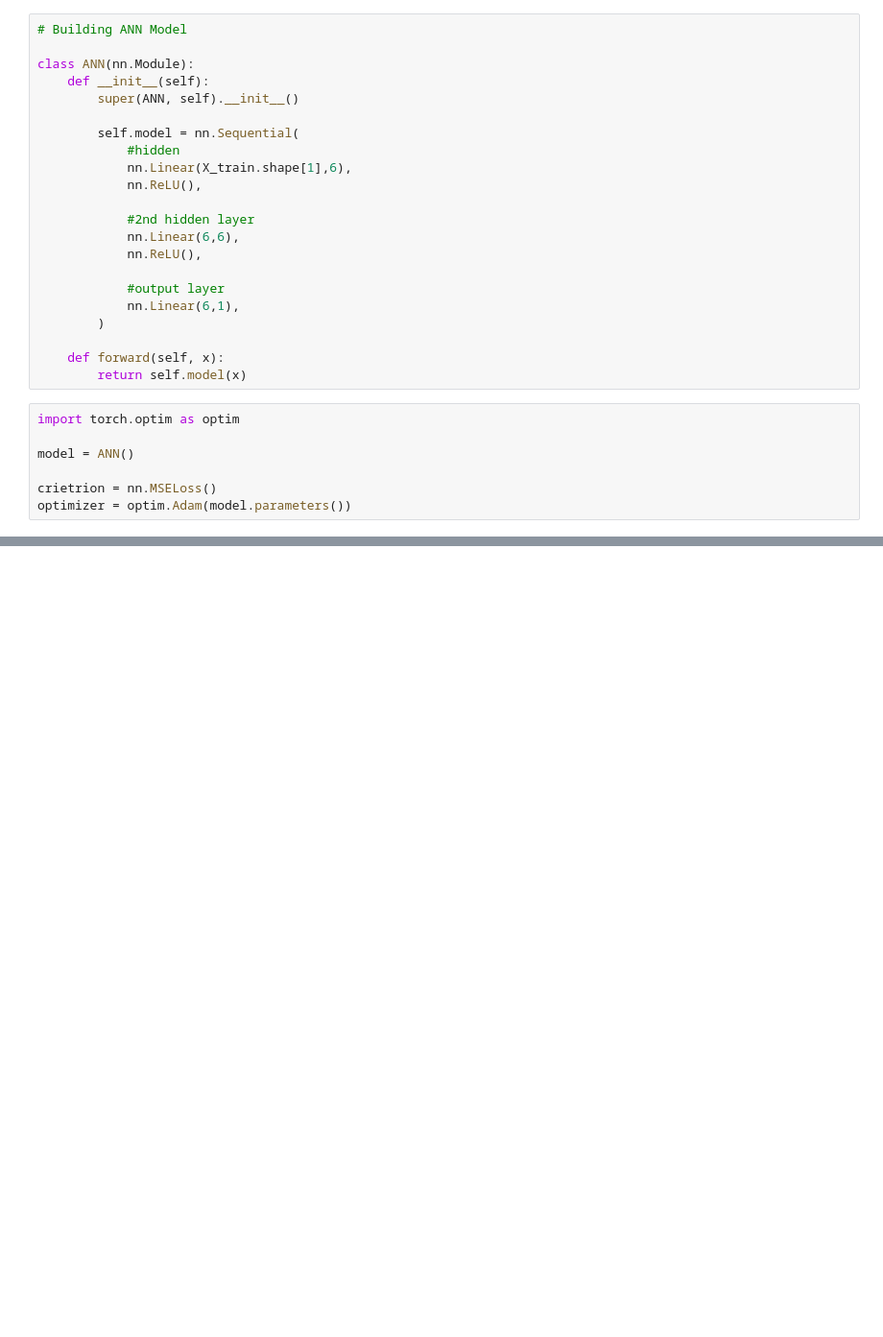
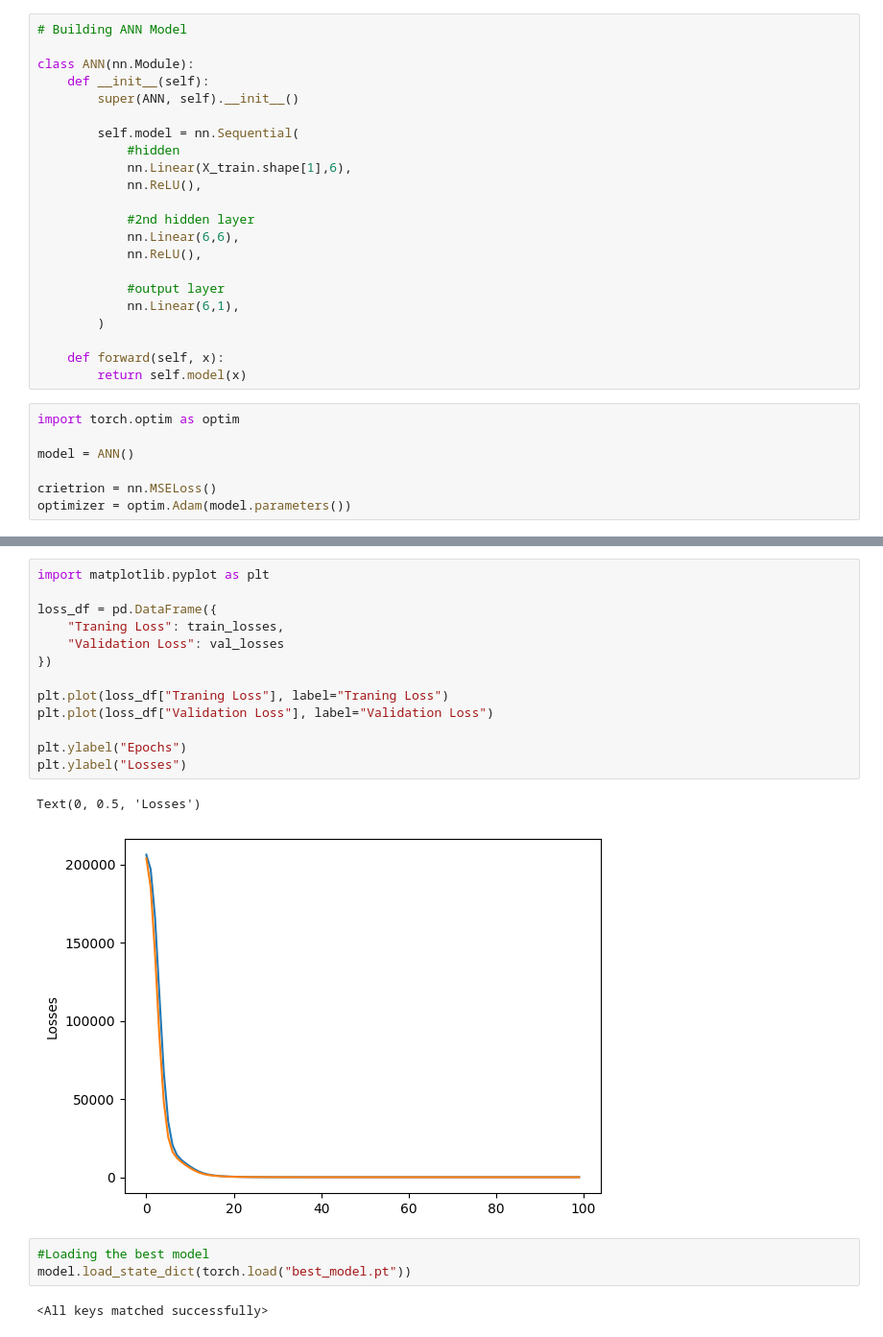
Before and after one commit to kajal-singh1/deep-learning-journey, a Jupyter notebook: DL_Basics/minor_project_1_regressor/Regreesor.ipynb, the cells around one changed output, grey strips where cells are left out. Shown at 96% size. Cells and saved outputs as stored; diff of their text form; blank space fills up the shorter version.

```diff
--- a/DL_Basics/minor_project_1_regressor/Regreesor.ipynb
+++ b/DL_Basics/minor_project_1_regressor/Regreesor.ipynb
@@ -109,0 +175,21 @@ optimizer = optim.Adam(model.parameters())
+# %%
+import matplotlib.pyplot as plt
+
+loss_df = pd.DataFrame({
+    "Traning Loss": train_losses,
+    "Validation Loss": val_losses
+})
+
+plt.plot(loss_df["Traning Loss"], label="Traning Loss")
+plt.plot(loss_df["Validation Loss"], label="Validation Loss")
+
+plt.ylabel("Epochs")
+plt.ylabel("Losses")
+# %% [output]
+Text(0, 0.5, 'Losses')
+[figure, added]
+# %%
+#Loading the best model
+model.load_state_dict(torch.load("best_model.pt"))
+# %% [output]
+<All keys matched successfully>
```
Also changed, not shown: parts of 4 cells of this notebook, 1 other file.
